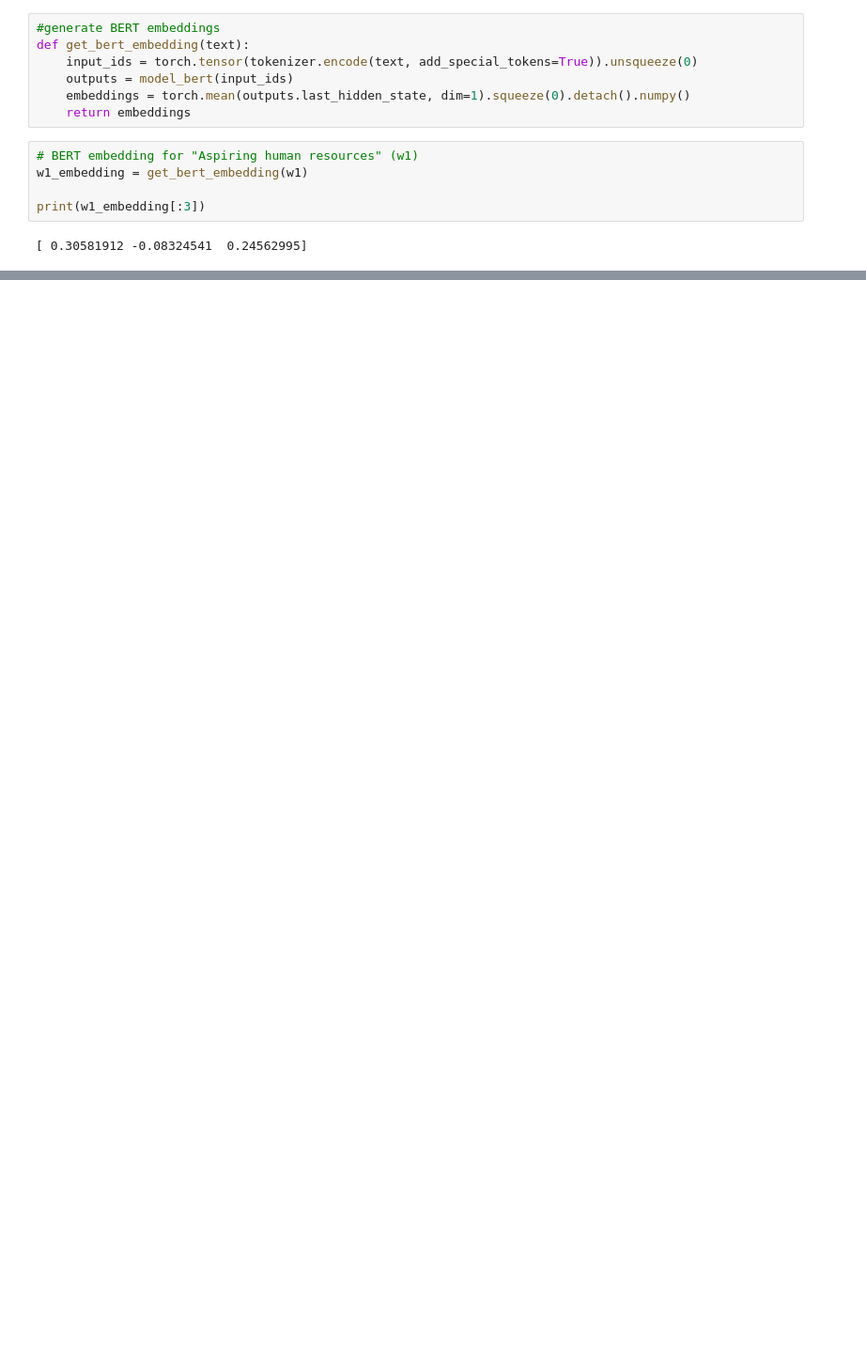
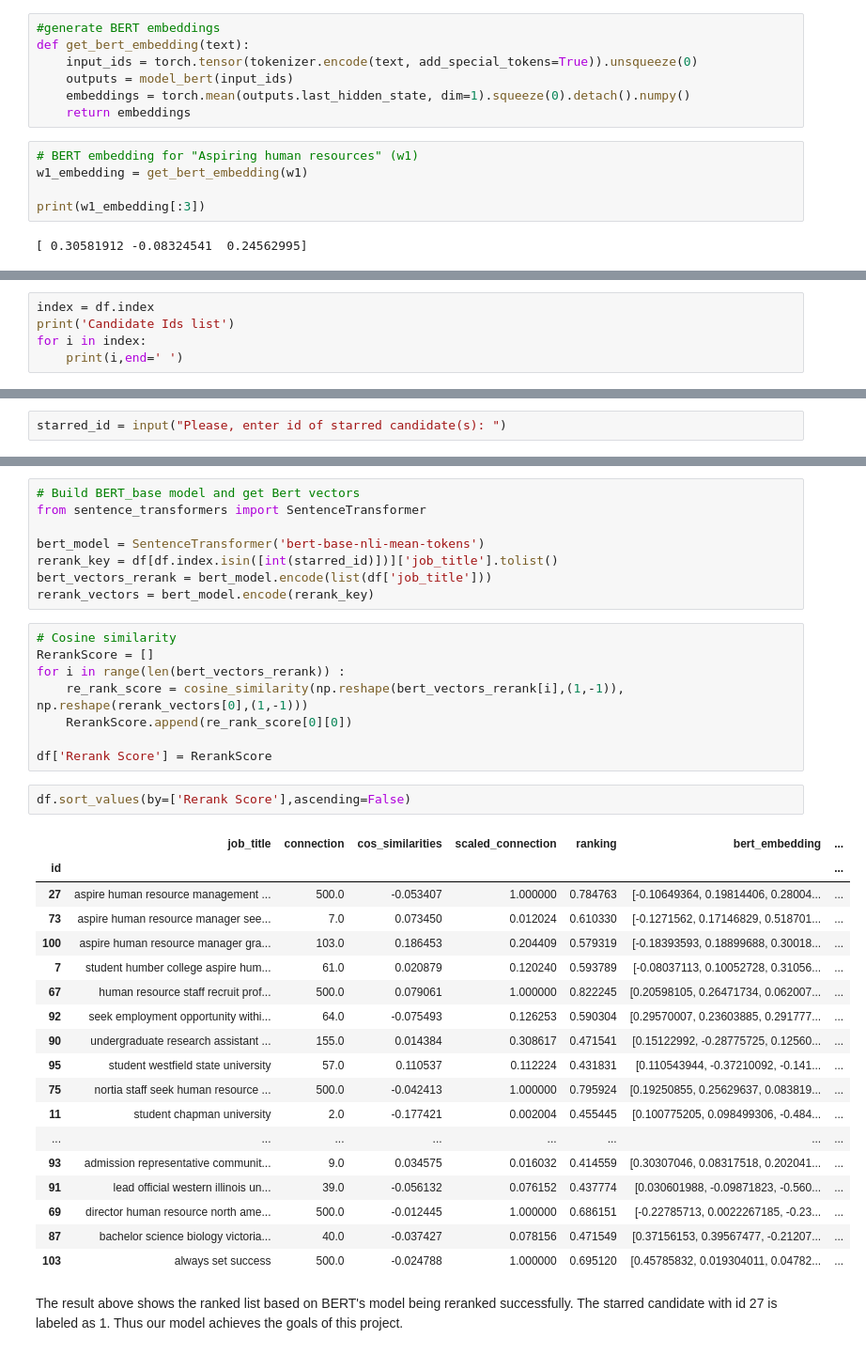
Before and after one commit to Wnjoki/PILyTQOJRh9c4klH, a Jupyter notebook: Potential_Talent.ipynb, the cells around one changed output, grey strips where cells are left out. Shown: that part at 94% size. Drawn from its saved outputs; the diff is of its cells as text; blank space fills up the shorter version.

```diff
--- a/Potential_Talent.ipynb
+++ b/Potential_Talent.ipynb
@@ -392,0 +475,5 @@ top_candidates
+# %%
+index = df.index
+print('Candidate Ids list')
+for i in index:
+    print(i,end=' ')
@@ -392,0 +483,2 @@ top_candidates
+# %%
+starred_id = input("Please, enter id of starred candidate(s): ")
@@ -392,0 +507,39 @@ top_candidates
+# %%
+# Build BERT_base model and get Bert vectors
+from sentence_transformers import SentenceTransformer
+
+bert_model = SentenceTransformer('bert-base-nli-mean-tokens')
+rerank_key = df[df.index.isin([int(starred_id)])]['job_title'].tolist()
+bert_vectors_rerank = bert_model.encode(list(df['job_title']))
+rerank_vectors = bert_model.encode(rerank_key)
+# %%
+# Cosine similarity
+RerankScore = []
+for i in range(len(bert_vectors_rerank)) :
+    re_rank_score = cosine_similarity(np.reshape(bert_vectors_rerank[i],(1,-1)), np.reshape(rerank_vectors[0],(1,-1)))
+    RerankScore.append(re_rank_score[0][0])
+
+df['Rerank Score'] = RerankScore
+# %%
+df.sort_values(by=['Rerank Score'],ascending=False)
+# %% [output]
+|  | job_title | connection | cos_similarities | scaled_connection | ranking | bert_embedding | ... |
+| id |  |  |  |  |  |  | ... |
+| 27 | aspire human resource management ... | 500.0 | -0.053407 | 1.000000 | 0.784763 | [-0.10649364, 0.19814406, 0.28004... | ... |
+| 73 | aspire human resource manager see... | 7.0 | 0.073450 | 0.012024 | 0.610330 | [-0.1271562, 0.17146829, 0.518701... | ... |
+| 100 | aspire human resource manager gra... | 103.0 | 0.186453 | 0.204409 | 0.579319 | [-0.18393593, 0.18899688, 0.30018... | ... |
+| 7 | student humber college aspire hum... | 61.0 | 0.020879 | 0.120240 | 0.593789 | [-0.08037113, 0.10052728, 0.31056... | ... |
+| 67 | human resource staff recruit prof... | 500.0 | 0.079061 | 1.000000 | 0.822245 | [0.20598105, 0.26471734, 0.062007... | ... |
+| 92 | seek employment opportunity withi... | 64.0 | -0.075493 | 0.126253 | 0.590304 | [0.29570007, 0.23603885, 0.291777... | ... |
+| 90 | undergraduate research assistant ... | 155.0 | 0.014384 | 0.308617 | 0.471541 | [0.15122992, -0.28775725, 0.12560... | ... |
+| 95 | student westfield state university | 57.0 | 0.110537 | 0.112224 | 0.431831 | [0.110543944, -0.37210092, -0.141... | ... |
+| 75 | nortia staff seek human resource ... | 500.0 | -0.042413 | 1.000000 | 0.795924 | [0.19250855, 0.25629637, 0.083819... | ... |
+| 11 | student chapman university | 2.0 | -0.177421 | 0.002004 | 0.455445 | [0.100775205, 0.098499306, -0.484... | ... |
+| ... | ... | ... | ... | ... | ... | ... | ... |
+| 93 | admission representative communit... | 9.0 | 0.034575 | 0.016032 | 0.414559 | [0.30307046, 0.08317518, 0.202041... | ... |
+| 91 | lead official western illinois un... | 39.0 | -0.056132 | 0.076152 | 0.437774 | [0.030601988, -0.09871823, -0.560... | ... |
+| 69 | director human resource north ame... | 500.0 | -0.012445 | 1.000000 | 0.686151 | [-0.22785713, 0.0022267185, -0.23... | ... |
+| 87 | bachelor science biology victoria... | 40.0 | -0.037427 | 0.078156 | 0.471549 | [0.37156153, 0.39567477, -0.21207... | ... |
+| 103 | always set success | 500.0 | -0.024788 | 1.000000 | 0.695120 | [0.45785832, 0.019304011, 0.04782... | ... |
+# %% [markdown]
+The result above shows  the ranked list based on BERT's model being reranked successfully. The starred candidate with id 27 is labeled as 1. Thus our model achieves the goals of this project.
```
Also changed, not shown: parts of 55 cells of this notebook.
